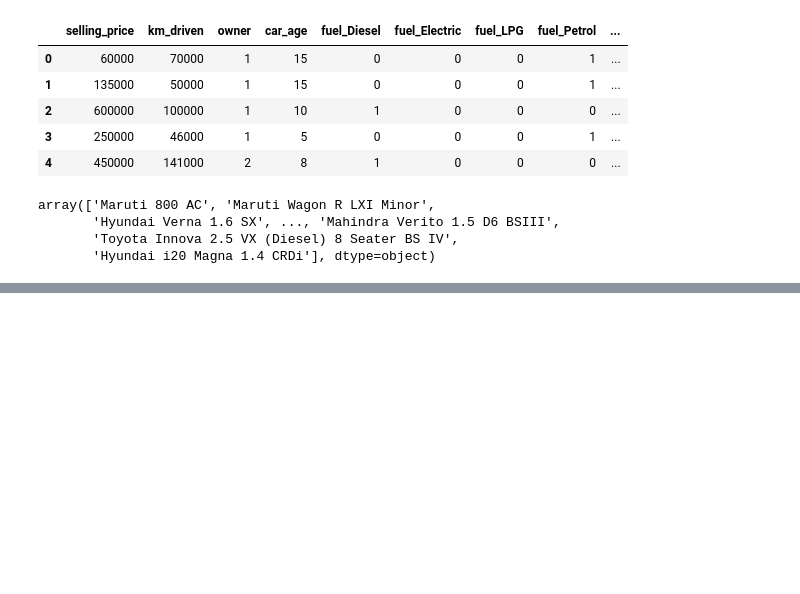
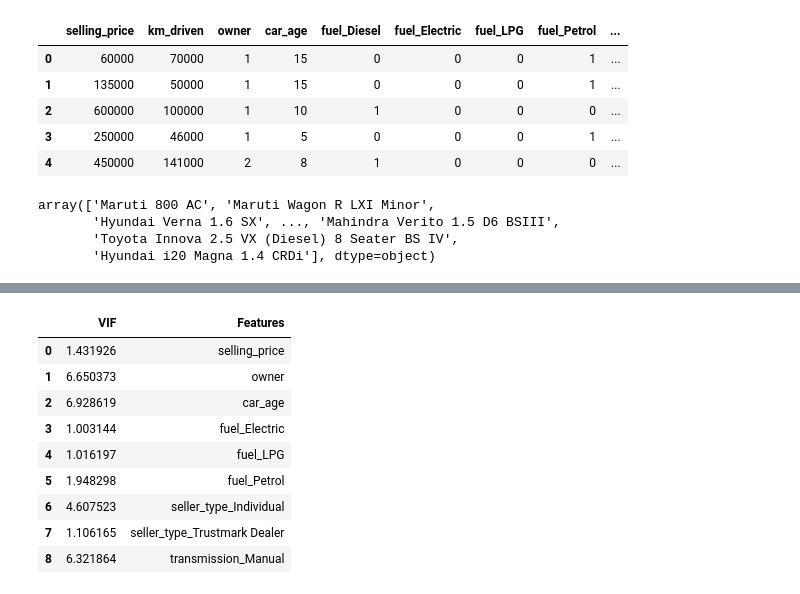
Before and after one commit to buriihenry/Used-Car-Price-Prediction, a Jupyter notebook: Used_Car_Price_Prediction.ipynb, the cells around one changed output, grey strips where cells are left out. Drawn from its saved outputs; the diff is of its cells as text; code cells hidden in the pictures; blank space fills up the shorter version.

```diff
--- a/Used_Car_Price_Prediction.ipynb
+++ b/Used_Car_Price_Prediction.ipynb
@@ -241,0 +266,19 @@ array(['Maruti 800 AC', 'Maruti Wagon R LXI Minor',
+# %%
+from statsmodels.stats.outliers_influence import variance_inflation_factor
+variables = df2[['selling_price','owner','car_age',
+                        'fuel_Electric','fuel_LPG','fuel_Petrol','seller_type_Individual','seller_type_Trustmark Dealer','transmission_Manual']]
+vif = pd.DataFrame()
+vif["VIF"] = [variance_inflation_factor(variables.values, i) for i in range(variables.shape[1])]
+vif["Features"] = variables.columns
+vif
+# %% [output]
+|  | VIF | Features |
+| 0 | 1.431926 | selling_price |
+| 1 | 6.650373 | owner |
+| 2 | 6.928619 | car_age |
+| 3 | 1.003144 | fuel_Electric |
+| 4 | 1.016197 | fuel_LPG |
+| 5 | 1.948298 | fuel_Petrol |
+| 6 | 4.607523 | seller_type_Individual |
+| 7 | 1.106165 | seller_type_Trustmark Dealer |
+| 8 | 6.321864 | transmission_Manual |
```
Also changed, not shown: parts of 6 cells of this notebook.
